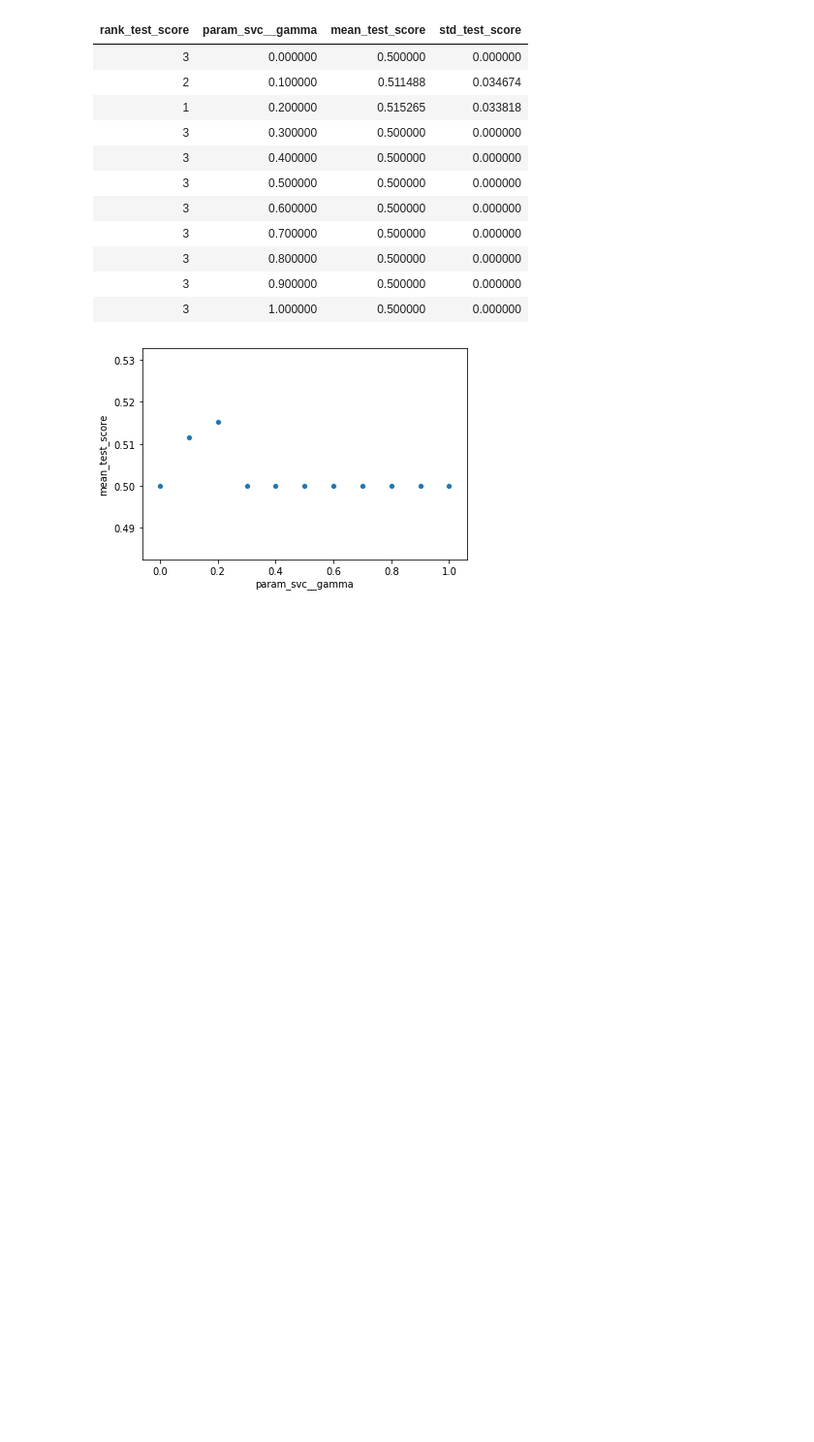
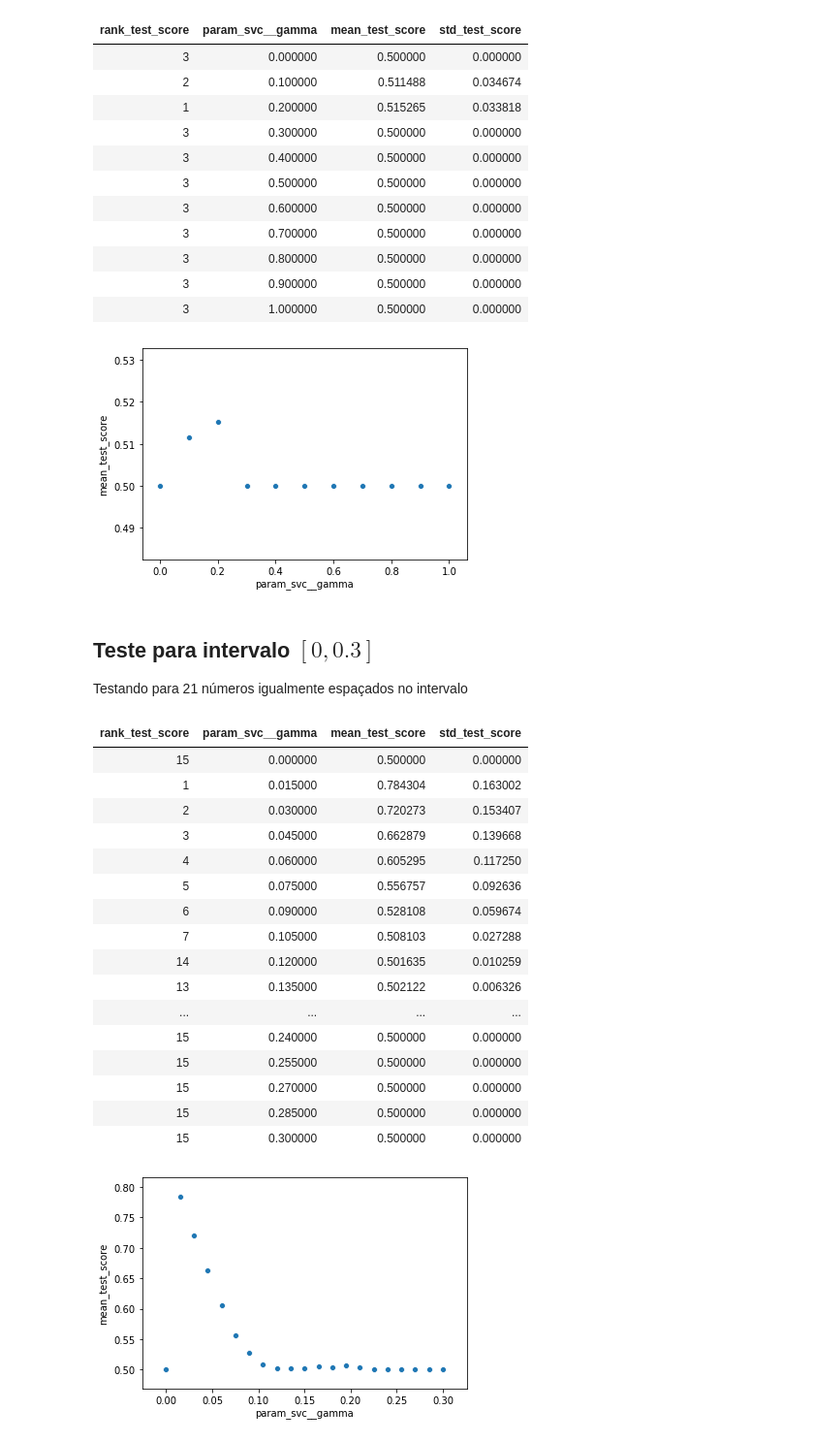
Before and after one commit to newtmagalhaes/Machine-Learning, a Jupyter notebook: ML/f02-chb/12-gs-pipe-svc-oneVSall_wsc-3.ipynb, the cells around one changed output. Shown: that part at 97% size. Saved outputs shown, nothing was run; the diff lists cells and outputs as text; code cells hidden in the pictures; blank space fills up the shorter version.

```diff
--- a/ML/f02-chb/12-gs-pipe-svc-oneVSall_wsc-3.ipynb
+++ b/ML/f02-chb/12-gs-pipe-svc-oneVSall_wsc-3.ipynb
@@ -80,3 +113,7 @@ cv_results_df.style.background_gradient(cmap='Blues', subset=['mean_test_score']
 | 3 | 0.900000 | 0.500000 | 0.000000 |
 | 3 | 1.000000 | 0.500000 | 0.000000 |
 [figure]
+# %% [markdown]
+## Teste para intervalo $[0, 0.3]$
+
+Testando para 21 números igualmente espaçados no intervalo
@@ -82,0 +134,29 @@ cv_results_df.style.background_gradient(cmap='Blues', subset=['mean_test_score']
+# %%
+cv_2_results_df = pd.read_csv('./csvs/12-gs-pipe-svc-oneVSall_wsc-4.csv')[cv_columns]
+
+scatterplot(
+    data=cv_2_results_df,
+    x='param_svc__gamma',
+    y='mean_test_score'
+)
+
+cv_2_results_df.style.background_gradient(cmap='Blues', subset=['mean_test_score']).hide_index()
+# %% [output]
+| rank_test_score | param_svc__gamma | mean_test_score | std_test_score |
+| 15 | 0.000000 | 0.500000 | 0.000000 |
+| 1 | 0.015000 | 0.784304 | 0.163002 |
+| 2 | 0.030000 | 0.720273 | 0.153407 |
+| 3 | 0.045000 | 0.662879 | 0.139668 |
+| 4 | 0.060000 | 0.605295 | 0.117250 |
+| 5 | 0.075000 | 0.556757 | 0.092636 |
+| 6 | 0.090000 | 0.528108 | 0.059674 |
+| 7 | 0.105000 | 0.508103 | 0.027288 |
+| 14 | 0.120000 | 0.501635 | 0.010259 |
+| 13 | 0.135000 | 0.502122 | 0.006326 |
+| ... | ... | ... | ... |
+| 15 | 0.240000 | 0.500000 | 0.000000 |
+| 15 | 0.255000 | 0.500000 | 0.000000 |
+| 15 | 0.270000 | 0.500000 | 0.000000 |
+| 15 | 0.285000 | 0.500000 | 0.000000 |
+| 15 | 0.300000 | 0.500000 | 0.000000 |
+[figure, added]
```
Also changed, not shown: parts of 11 cells of this notebook, 2 other files.
